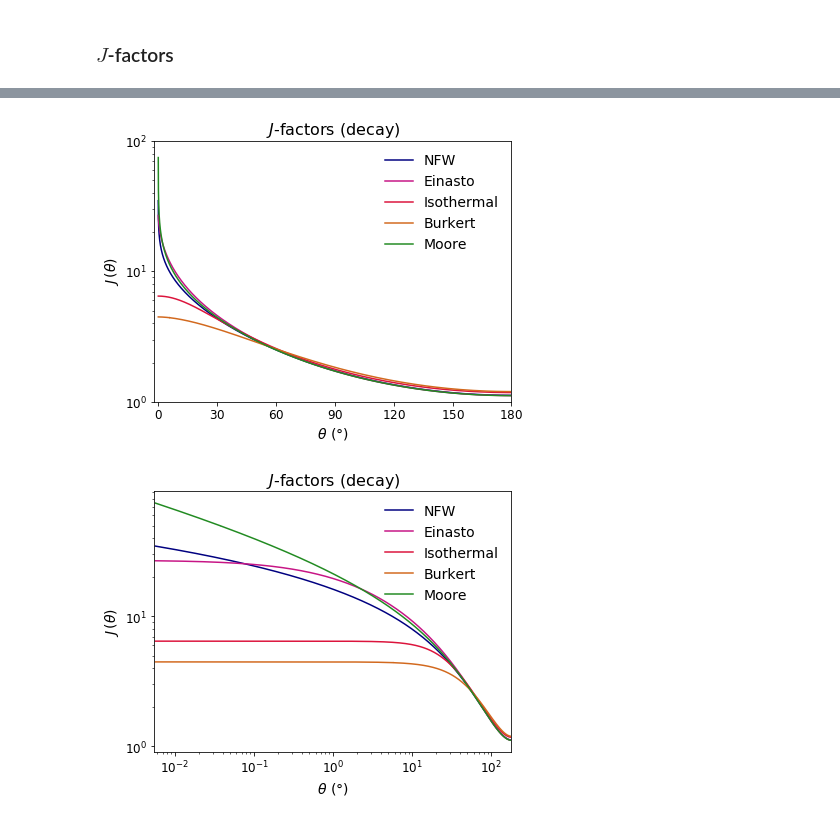
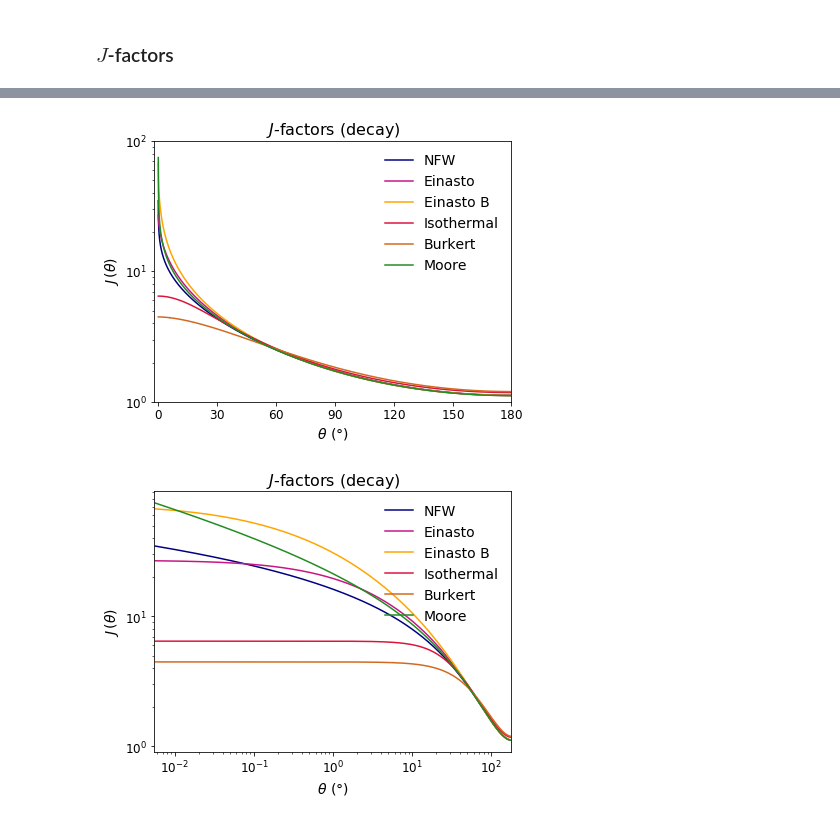
Before and after one commit to mpotto/astroph, a Jupyter notebook: assignments/dm-profiles-j-factors.ipynb, the cells around one changed output, grey strips where cells are left out. Cells and saved outputs as stored; diff of their text form; code cells hidden in the pictures.

```diff
--- a/assignments/dm-profiles-j-factors.ipynb
+++ b/assignments/dm-profiles-j-factors.ipynb
@@ -27,6 +27,8 @@
 nfw = MassProfileNFW(24.42, 0.184)
 # %%
 einasto = MassProfileEinasto(28.44, 0.033, 0.17)
+# %%
+einastoB = MassProfileEinasto(35.24, 0.021, 0.11)
 # %%
 isothermal = MassProfileIsothermal(4.38, 1.387)
 # %%
@@ -111,6 +116,7 @@ moore_annih = j_factors(thetas, moore)
 # %%
 nfw_decay = j_factors(thetas, nfw, category='decaying')
 einasto_decay = j_factors(thetas, einasto, category='decaying')
+einastoB_decay = j_factors(thetas, einastoB, category='decaying')
 isothermal_decay = j_factors(thetas, isothermal, category='decaying')
 burkert_decay = j_factors(thetas, burkert, category='decaying')
 moore_decay = j_factors(thetas, moore, category='decaying')
@@ -159,6 +167,7 @@ plt.show()
 fig, ax = plt.subplots()
 ax.plot(thetas_deg, nfw_decay, color='navy', label='NFW')
 ax.plot(thetas_deg, einasto_decay, color='mediumvioletred', label='Einasto')
+ax.plot(thetas_deg, einastoB_decay, color='orange', label='Einasto B')
 ax.plot(thetas_deg, isothermal_decay, color='crimson', label='Isothermal')
 ax.plot(thetas_deg, burkert_decay, color='chocolate', label='Burkert')
 ax.plot(thetas_deg, moore_decay, color='forestgreen', label='Moore')
@@ -172,25 +181,27 @@ ax.set_ylabel(r"$J \, (\theta)$")
 plt.title(r'$J$-factors (decay)')
 plt.legend(frameon=False, loc='upper right')
 plt.ticklabel_format(axis='x', style='plain')
+
 plt.show()
 # %% [output]
-[figure, old version]
+[figure, new version]
 # %%
 fig, ax = plt.subplots()
 ax.plot(thetas_deg, nfw_decay, color='navy', label='NFW')
 ax.plot(thetas_deg, einasto_decay, color='mediumvioletred', label='Einasto')
+ax.plot(thetas_deg, einastoB_decay, color='orange', label='Einasto B')
 ax.plot(thetas_deg, isothermal_decay, color='crimson', label='Isothermal')
 ax.plot(thetas_deg, burkert_decay, color='chocolate', label='Burkert')
 ax.plot(thetas_deg, moore_decay, color='forestgreen', label='Moore')
 
 ax.set_yscale('log')
 ax.set_xscale('log')
 ax.set_xlabel(r"$\theta$ ($\degree$)")
 ax.set_ylabel(r"$J \, (\theta)$")
 ax.set_xlim(0.55e-2, 180)
 
 plt.title(r'$J$-factors (decay)')
 plt.legend(frameon=False, loc='upper right')
 plt.show()
 # %% [output]
-[figure, old version]
+[figure, new version]
```
Also changed, not shown: parts of 4 cells of this notebook, 7 other files.
